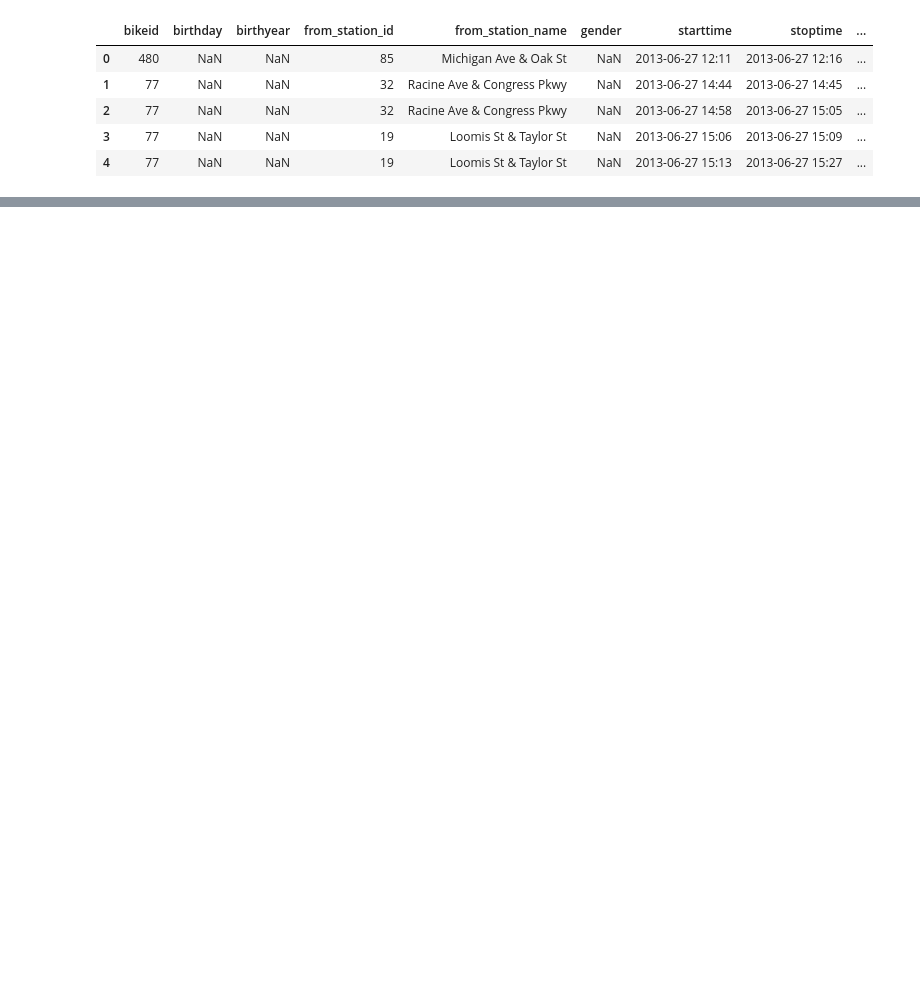
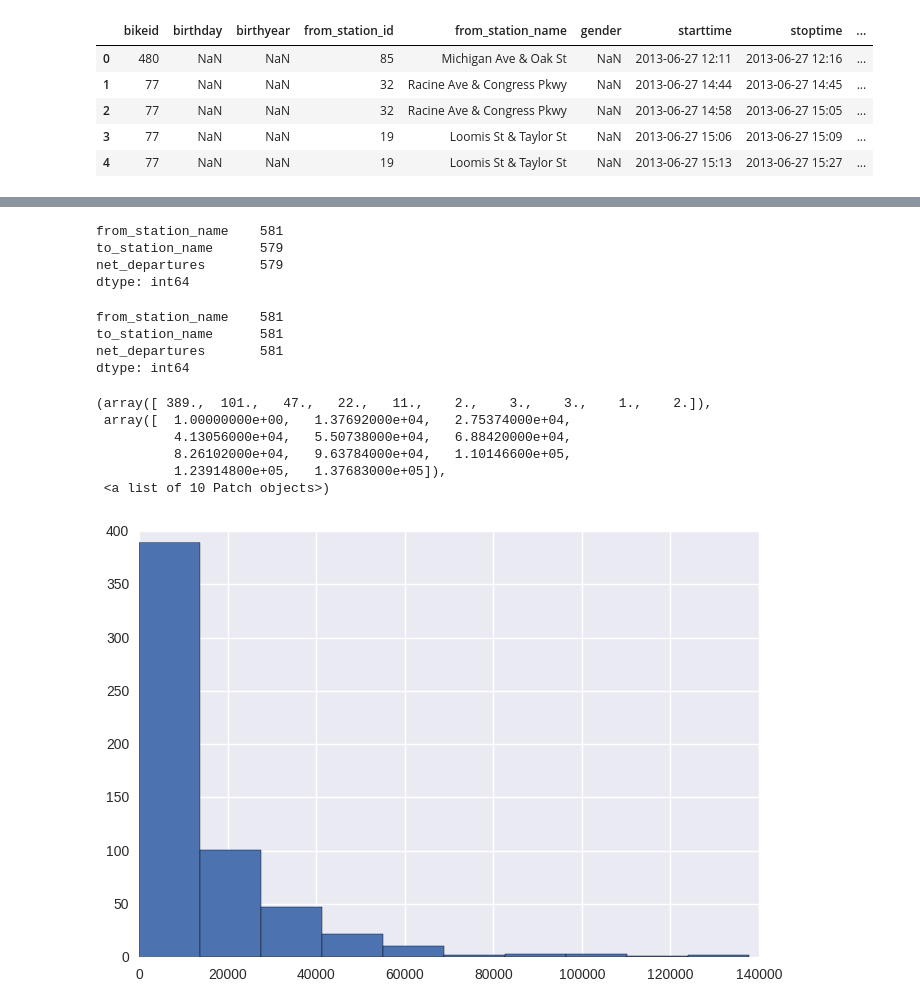
Before and after one commit to nfranchetti/notes-DSI, a Jupyter notebook: divvy-stuff.ipynb, the cells around one changed output, grey strips where cells are left out. Saved outputs shown, nothing was run; the diff lists cells and outputs as text; code cells hidden in the pictures; blank space fills up the shorter version.

Commit message:
Save divvy plotting lab

```diff
--- a/divvy-stuff.ipynb
+++ b/divvy-stuff.ipynb
@@ -20,0 +33,4 @@ data.head()
+# %%
+departure_arrival = pd.DataFrame(data['from_station_name'].value_counts()).join(data['to_station_name'].value_counts())
+# %%
+departure_arrival['net_departures'] = departure_arrival['from_station_name'] - departure_arrival['to_station_name']
@@ -20,0 +58,29 @@ data.head()
+# %%
+#departure_arrival.sort_values(by='net_departures')
+departure_arrival.count()
+# %% [output]
+from_station_name    581
+to_station_name      579
+net_departures       579
+dtype: int64
+# %%
+departure_arrival.fillna(0, inplace=True)
+# %%
+departure_arrival.count()
+# %% [output]
+from_station_name    581
+to_station_name      581
+net_departures       581
+dtype: int64
+# %%
+departure_arrival['net_departures'] = departure_arrival['from_station_name'] - departure_arrival['to_station_name']
+# %%
+plt.hist(departure_arrival['from_station_name'])
+# %% [output]
+(array([ 389.,  101.,   47.,   22.,   11.,    2.,    3.,    3.,    1.,    2.]),
+ array([  1.00000000e+00,   1.37692000e+04,   2.75374000e+04,
+          4.13056000e+04,   5.50738000e+04,   6.88420000e+04,
+          8.26102000e+04,   9.63784000e+04,   1.10146600e+05,
+          1.23914800e+05,   1.37683000e+05]),
+ <a list of 10 Patch objects>)
+[figure, added]
```
Also changed, not shown: parts of 14 cells of this notebook.
